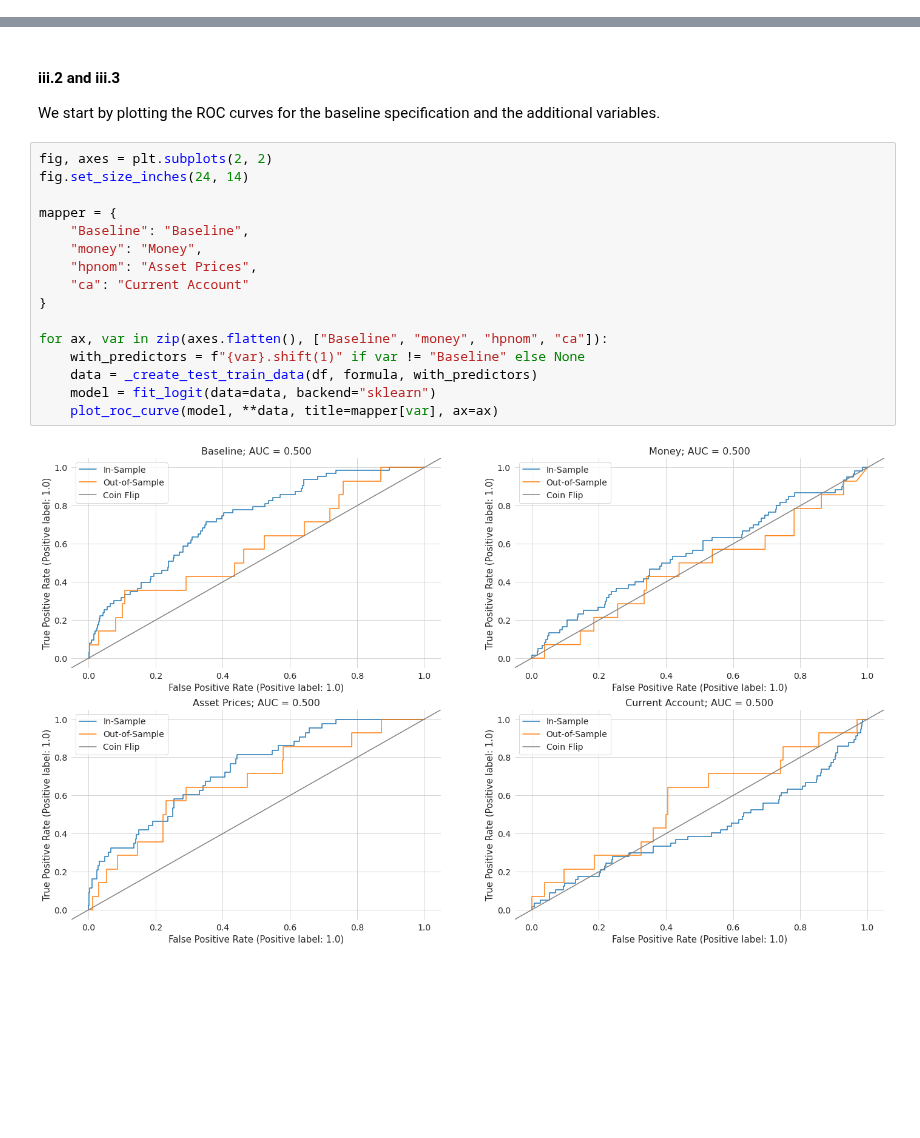
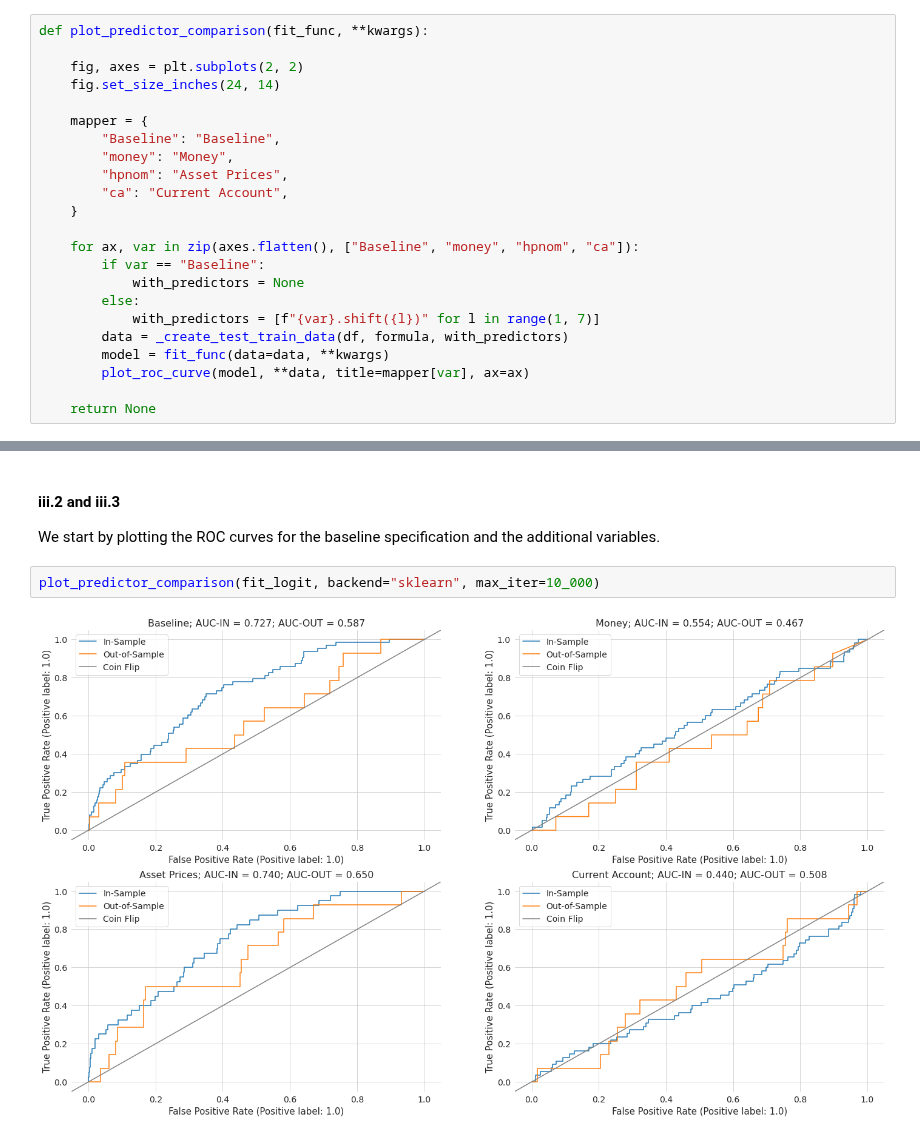
Before and after one commit to timmens/macro_problems, a Jupyter notebook: assignment3.ipynb, the cells around one changed output, grey strips where cells are left out. Drawn from its saved outputs; the diff is of its cells as text; blank space fills up the shorter version.

```diff
--- a/assignment3.ipynb
+++ b/assignment3.ipynb
@@ -185,3 +199,26 @@ def fit_logit(y_train=None, X_train=None, data=None, backend="sklearn"):
         raise ValueError("'backend' must be eiter sklearn or statsmodels.")
 
     return model
+# %%
+def plot_predictor_comparison(fit_func, **kwargs):
+
+    fig, axes = plt.subplots(2, 2)
+    fig.set_size_inches(24, 14)
+
+    mapper = {
+        "Baseline": "Baseline",
+        "money": "Money",
+        "hpnom": "Asset Prices",
+        "ca": "Current Account",
+    }
+
+    for ax, var in zip(axes.flatten(), ["Baseline", "money", "hpnom", "ca"]):
+        if var == "Baseline":
+            with_predictors = None
+        else:
+            with_predictors = [f"{var}.shift({l})" for l in range(1, 7)]
+        data = _create_test_train_data(df, formula, with_predictors)
+        model = fit_func(data=data, **kwargs)
+        plot_roc_curve(model, **data, title=mapper[var], ax=ax)
+
+    return None
@@ -261,22 +357,8 @@ baseline_plot = plot_roc_curve(model, **data, title="Baseline")
 #### iii.2 and iii.3
 
 We start by plotting the ROC curves for the baseline specification and the additional variables.
-# %%
-fig, axes = plt.subplots(2, 2)
-fig.set_size_inches(24, 14)
-
-mapper = {
-    "Baseline": "Baseline",
-    "money": "Money",
-    "hpnom": "Asset Prices",
-    "ca": "Current Account"
-}
-
-for ax, var in zip(axes.flatten(), ["Baseline", "money", "hpnom", "ca"]):
-    with_predictors = f"{var}.shift(1)" if var != "Baseline" else None
-    data = _create_test_train_data(df, formula, with_predictors)
-    model = fit_logit(data=data, backend="sklearn")
-    plot_roc_curve(model, **data, title=mapper[var], ax=ax)
-# %% [output]
-[figure, removed]
+# %%
+plot_predictor_comparison(fit_logit, backend="sklearn", max_iter=10_000)
+# %% [output]
+[figure, added]
 # %%
```
Also changed, not shown: parts of 15 cells of this notebook, 1 other file.
